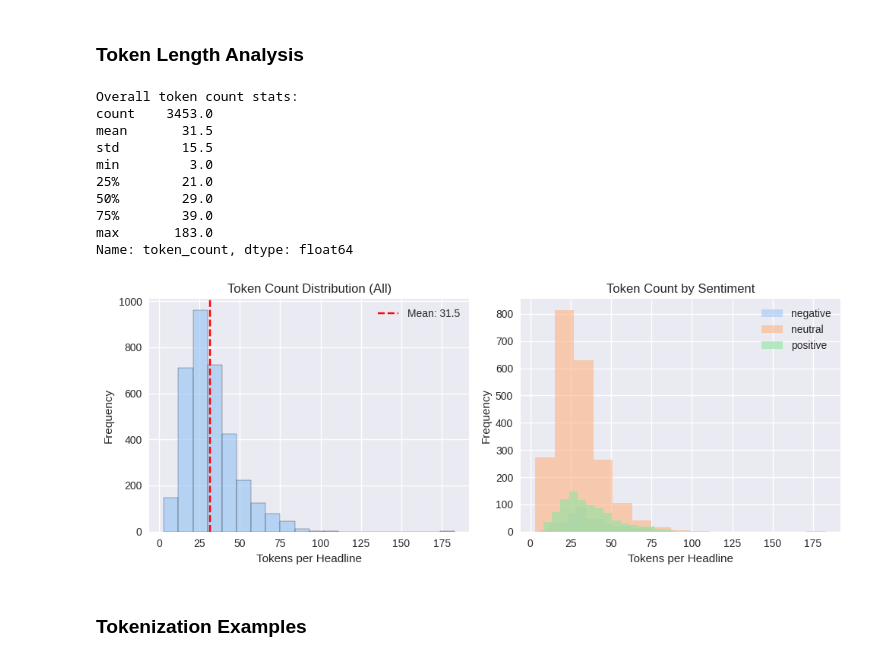
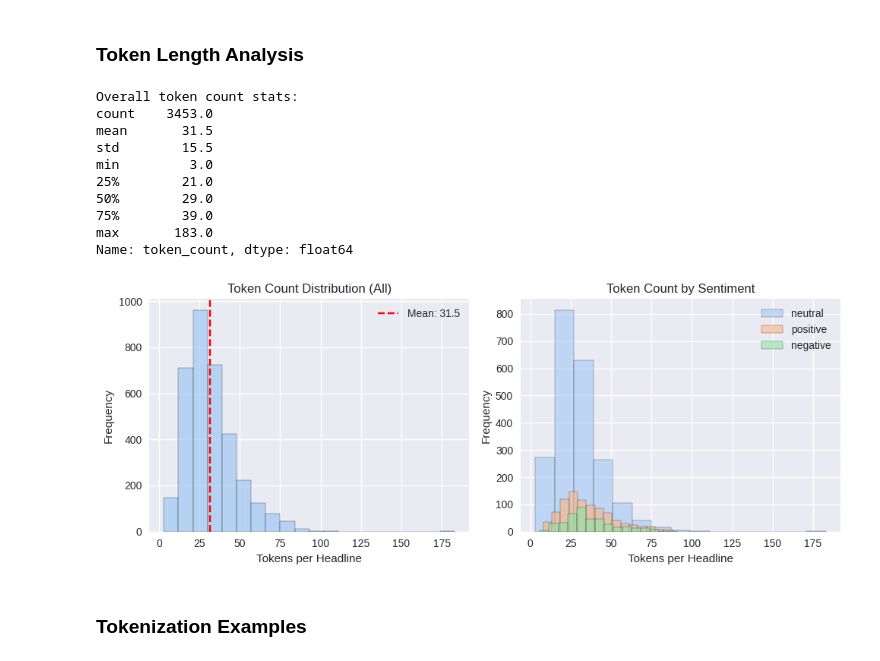
Before and after one commit to amanzoni1/Fine_Tuning, a Jupyter notebook: SFT_Gemma_7B_it.ipynb, the cells around one changed output. Saved outputs shown, nothing was run; the diff lists cells and outputs as text; code cells hidden in the pictures.

Commit message:
adj plot

```diff
--- a/SFT_Gemma_7B_it.ipynb
+++ b/SFT_Gemma_7B_it.ipynb
@@ -395,37 +393,39 @@ print(df["token_count"].describe().round(1))
 # Plot side-by-side distributions
 fig, (ax1, ax2) = plt.subplots(1, 2, figsize=(10, 4))
 
 # a) All headlines
 ax1.hist(token_lengths, bins=20, alpha=0.7, edgecolor='black')
 ax1.set_title("Token Count Distribution (All)")
 ax1.set_xlabel("Tokens per Headline")
 ax1.set_ylabel("Frequency")
 ax1.axvline(np.mean(token_lengths), color="red", linestyle="--", label=f"Mean: {np.mean(token_lengths):.1f}")
 ax1.legend()
 
-# b) By sentiment
-for label_id, label_name in enumerate(label_names):
+# b) By
+plot_order = [1, 2, 0]
+for label_id in plot_order:
     lengths = df[df["label"] == label_id]["token_count"]
-    ax2.hist(lengths, alpha=0.6, label=label_name, bins=15)
+    ax2.hist(lengths, bins=15, alpha=0.6, label=label_names[label_id], edgecolor='black')
+
 ax2.set_title("Token Count by Sentiment")
 ax2.set_xlabel("Tokens per Headline")
 ax2.set_ylabel("Frequency")
 ax2.legend()
 
 plt.tight_layout()
 plt.show()
 # %% [output]
 Overall token count stats:
 count    3453.0
 mean       31.5
 std        15.5
 min         3.0
 25%        21.0
 50%        29.0
 75%        39.0
 max       183.0
 Name: token_count, dtype: float64
-[figure, old version]
+[figure, new version]
 # %% [markdown]
 ### Tokenization Examples
 # %%
```
Also changed, not shown: parts of 3 cells of this notebook.
